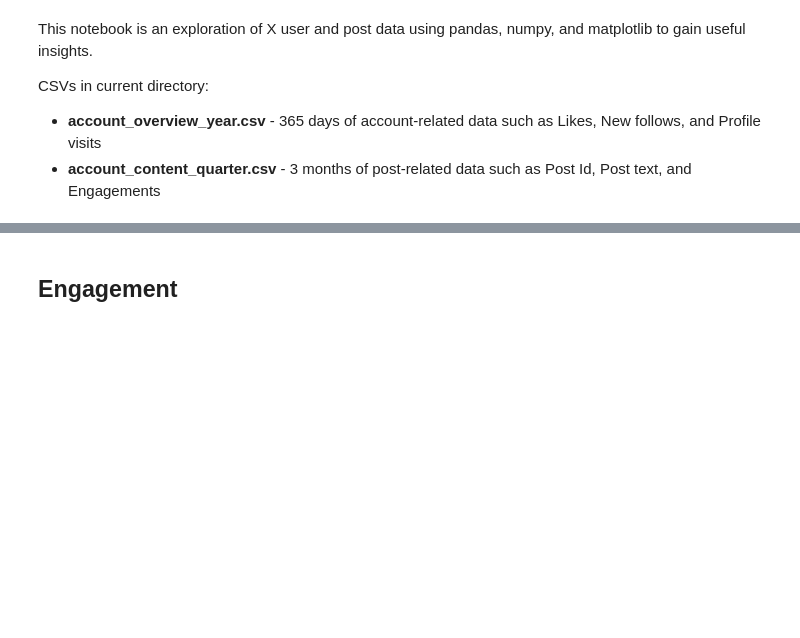
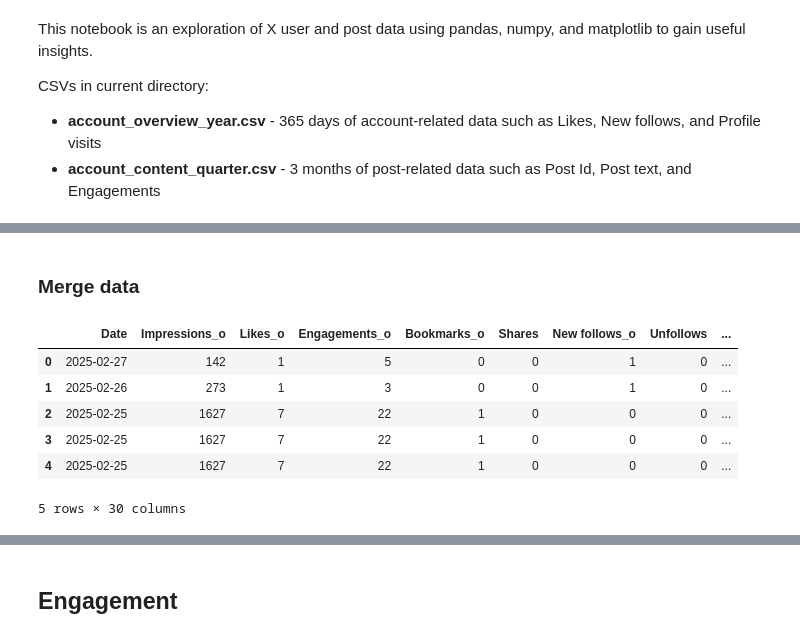
Before and after one commit to bodhichristian/python-basics, a Jupyter notebook: x_data/x_data.ipynb, the cells around one changed output, grey strips where cells are left out. Drawn from its saved outputs; the diff is of its cells as text; code cells hidden in the pictures; blank space fills up the shorter version.

```diff
--- a/x_data/x_data.ipynb
+++ b/x_data/x_data.ipynb
@@ -14,7 +14,8 @@ import matplotlib.pyplot as plt
 import numpy as np
 import pandas as pd
 # %%
-## Create dataframes
-overview = pd.read_csv('account_overview_year.csv')
-posts = pd.read_csv('posts_3M.csv')
+## Create dataframes and merge
+
+overview = pd.read_csv('overview_4W.csv')
+posts = pd.read_csv('posts_4W.csv')
 # %% [markdown]
@@ -27,21 +28,3 @@ posts = pd.read_csv('posts_3M.csv')
 
 overview['Date'] = pd.to_datetime(overview['Date'], format='%a, %b %d, %Y')
 posts['Date'] = pd.to_datetime(posts['Date'], format='%a %b %d %Y')
-
-overview['Month'] = pd.Categorical(
-    overview['Date'].dt.strftime('%b'),
-    categories=['Jan', 'Feb', 'Mar', 'Apr', 'May', 'Jun',
-                'Jul', 'Aug', 'Sep', 'Oct', 'Nov', 'Dec'],
-    ordered=True
-)
-
-overview['Week number'] = (overview['Date'] - overview['Date'].min()).dt.days // 7 + 1
-
-# order overview chronologically
-overview = overview[::-1]
-
-posts['Weekday'] = pd.Categorical(
-    posts['Date'].dt.strftime('%a'),
-    categories=['Sun', 'Mon', 'Tue', 'Wed', 'Thu', 'Fri', 'Sat'],
-    ordered=True
-)
@@ -63,0 +31,13 @@ posts.head(2)
+# %% [markdown]
+### Merge data
+# %%
+merged = overview.merge(posts, how='left', on='Date', suffixes=['_o', '_p'])
+merged.head()
+# %% [output]
+|  | Date | Impressions_o | Likes_o | Engagements_o | Bookmarks_o | Shares | New follows_o | Unfollows | ... |
+| 0 | 2025-02-27 | 142 | 1 | 5 | 0 | 0 | 1 | 0 | ... |
+| 1 | 2025-02-26 | 273 | 1 | 3 | 0 | 0 | 1 | 0 | ... |
+| 2 | 2025-02-25 | 1627 | 7 | 22 | 1 | 0 | 0 | 0 | ... |
+| 3 | 2025-02-25 | 1627 | 7 | 22 | 1 | 0 | 0 | 0 | ... |
+| 4 | 2025-02-25 | 1627 | 7 | 22 | 1 | 0 | 0 | 0 | ... |
+5 rows × 30 columns
```
Also changed, not shown: parts of 40 cells of this notebook, 1 other file.
